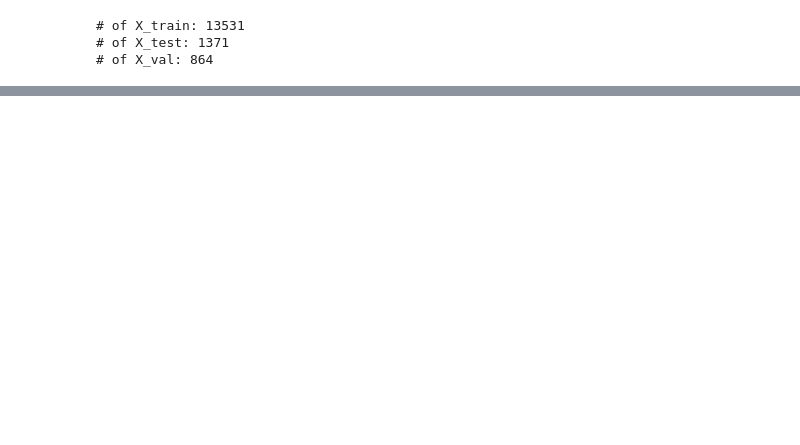
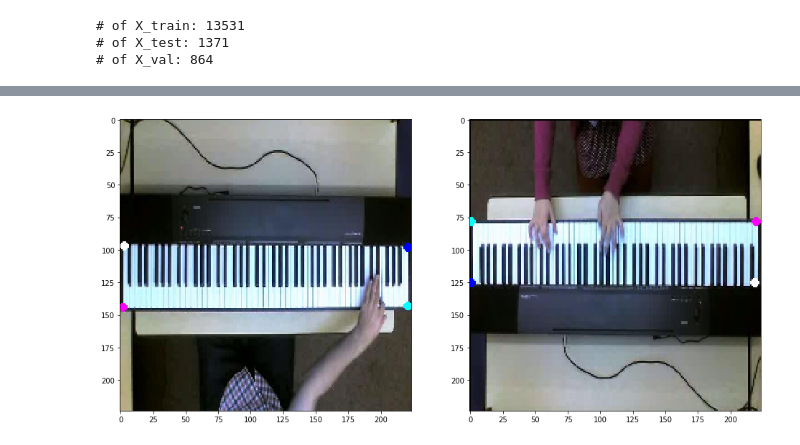
Before and after one commit to ppfish45/AI-Pianist, a Jupyter notebook: models/keyboard-detection/run.ipynb, the cells around one changed output, grey strips where cells are left out. Drawn from its saved outputs; the diff is of its cells as text; code cells hidden in the pictures; blank space fills up the shorter version.

```diff
--- a/models/keyboard-detection/run.ipynb
+++ b/models/keyboard-detection/run.ipynb
@@ -62,2 +51,20 @@ for images, labels in dataset.data_batch(batch_size=4, image_size=(224, 224), NC
+# %%
+# print several RESIZED and ROTATED keyboard images with labels
+
+for images, labels in dataset.data_batch(batch_size=4, image_size=(224, 224), dirs=[0, 2], NCHW=False):
+
+    fig, axarr = plt.subplots(1, 2, figsize=[16, 16])
+
+    for i in range(0, 2):
+        img = images[i]
+        pts = labels[i]
+        img = dataset.show_labelled_image(img, pts)
+        axarr[i].imshow(img)
+
+    plt.show()
+
+    break
+# %% [output]
+[figure, added]
 # %%
 keyboard_model = model.keyboard_detection_net()
```
Also changed, not shown: parts of 11 cells of this notebook.
